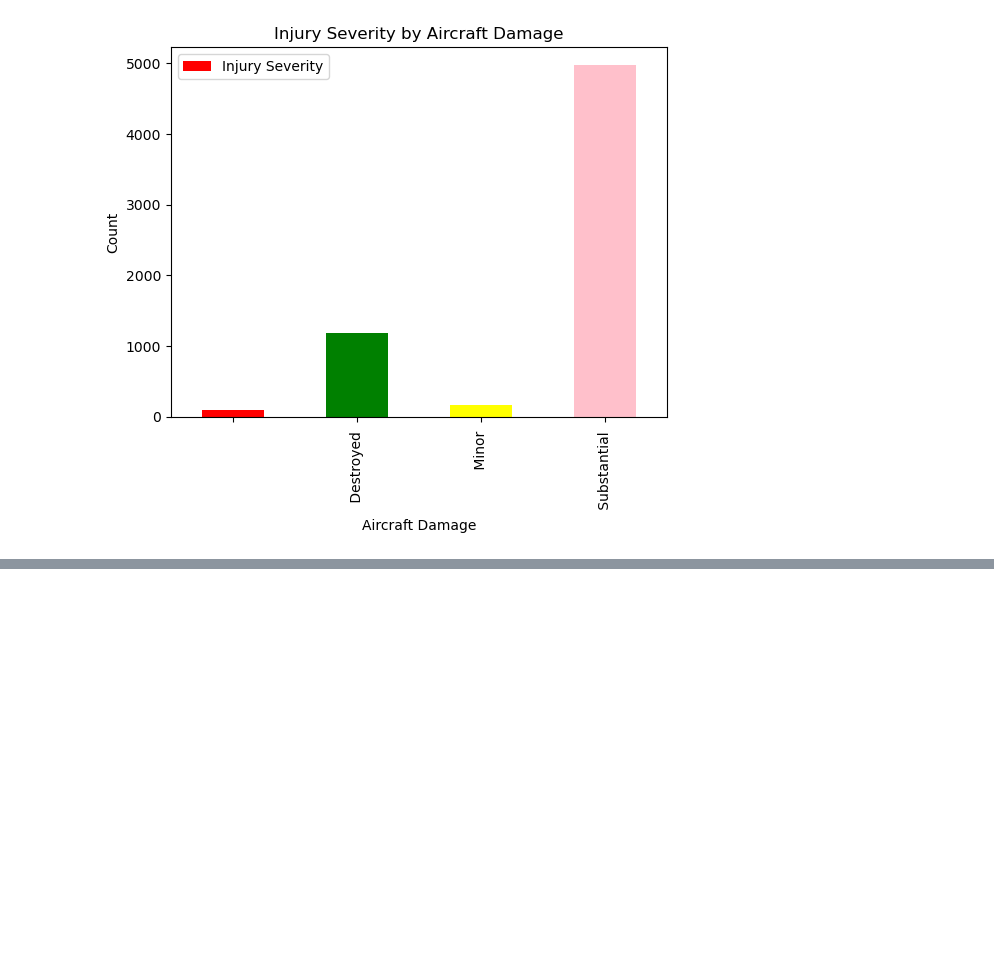
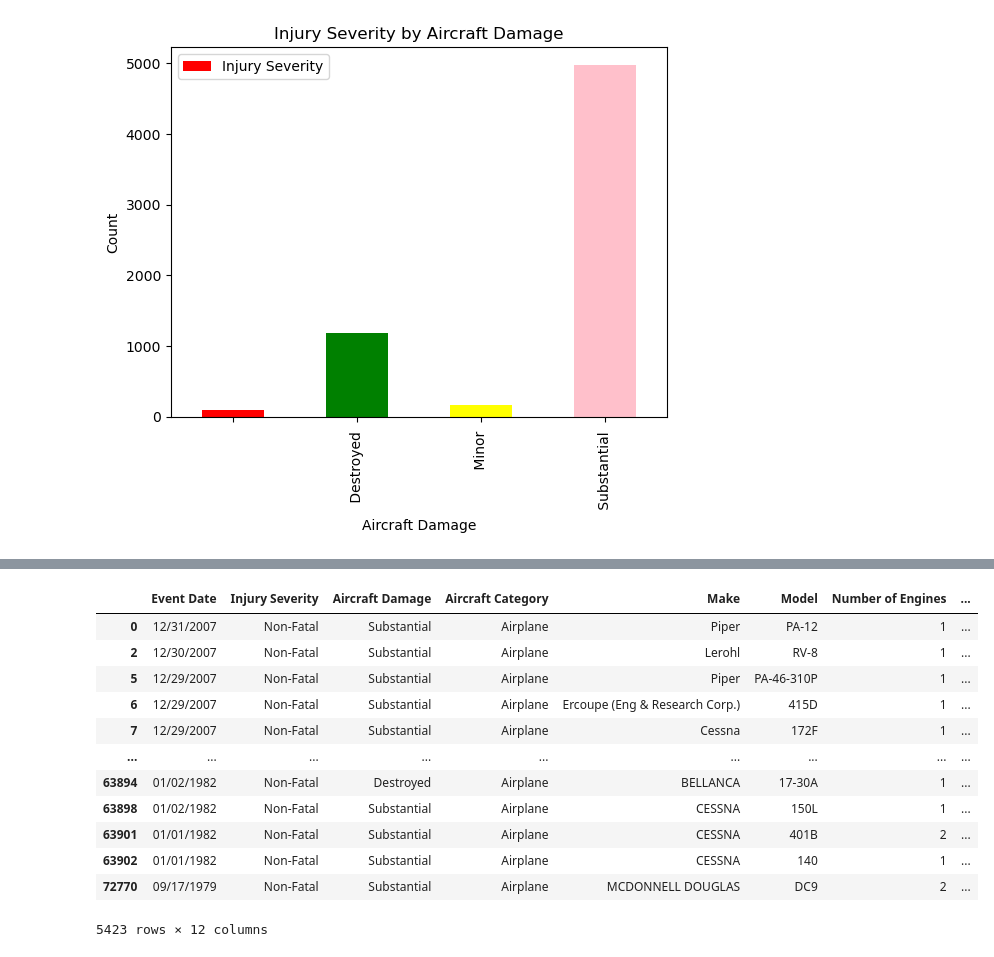
Before and after one commit to johnthiongo071-collab/plane-acquisition-data, a Jupyter notebook: data/plane.ipynb, the cells around one changed output, grey strips where cells are left out. Drawn from its saved outputs; the diff is of its cells as text; code cells hidden in the pictures; blank space fills up the shorter version.

```diff
--- a/data/plane.ipynb
+++ b/data/plane.ipynb
@@ -211,0 +232,19 @@ plt.show()
+# %%
+# removes all fatal injuries
+
+df=df[df['Injury Severity'].str.strip()=='Non-Fatal']
+df
+# %% [output]
+|  | Event Date | Injury Severity | Aircraft Damage | Aircraft Category | Make | Model | Number of Engines | ... |
+| 0 | 12/31/2007 | Non-Fatal | Substantial | Airplane | Piper | PA-12 | 1 | ... |
+| 2 | 12/30/2007 | Non-Fatal | Substantial | Airplane | Lerohl | RV-8 | 1 | ... |
+| 5 | 12/29/2007 | Non-Fatal | Substantial | Airplane | Piper | PA-46-310P | 1 | ... |
+| 6 | 12/29/2007 | Non-Fatal | Substantial | Airplane | Ercoupe (Eng & Research Corp.) | 415D | 1 | ... |
+| 7 | 12/29/2007 | Non-Fatal | Substantial | Airplane | Cessna | 172F | 1 | ... |
+| ... | ... | ... | ... | ... | ... | ... | ... | ... |
+| 63894 | 01/02/1982 | Non-Fatal | Destroyed | Airplane | BELLANCA | 17-30A | 1 | ... |
+| 63898 | 01/02/1982 | Non-Fatal | Substantial | Airplane | CESSNA | 150L | 1 | ... |
+| 63901 | 01/01/1982 | Non-Fatal | Substantial | Airplane | CESSNA | 401B | 2 | ... |
+| 63902 | 01/01/1982 | Non-Fatal | Substantial | Airplane | CESSNA | 140 | 1 | ... |
+| 72770 | 09/17/1979 | Non-Fatal | Substantial | Airplane | MCDONNELL DOUGLAS | DC9 | 2 | ... |
+5423 rows × 12 columns
```
Also changed, not shown: parts of 3 cells of this notebook.
